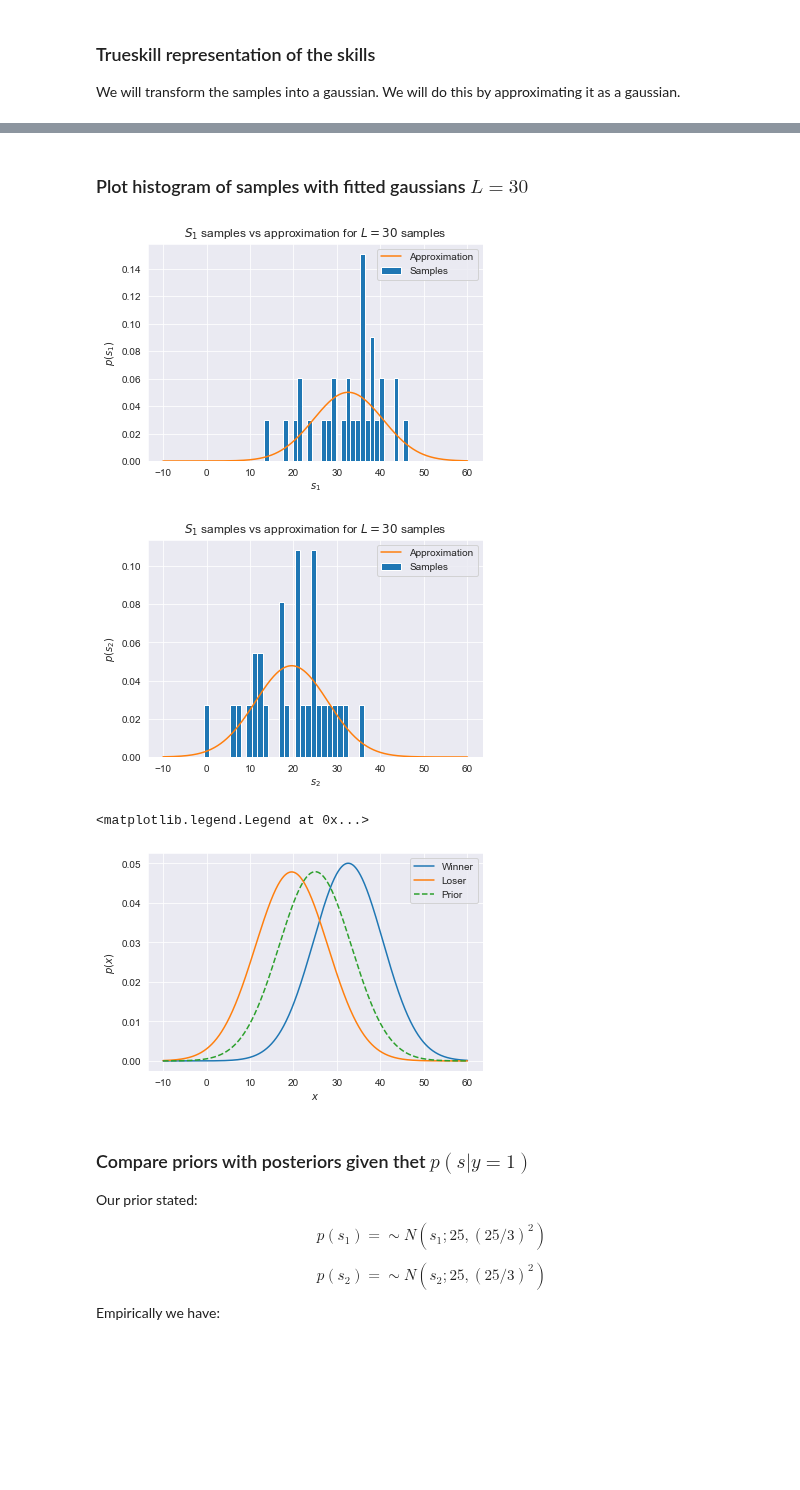
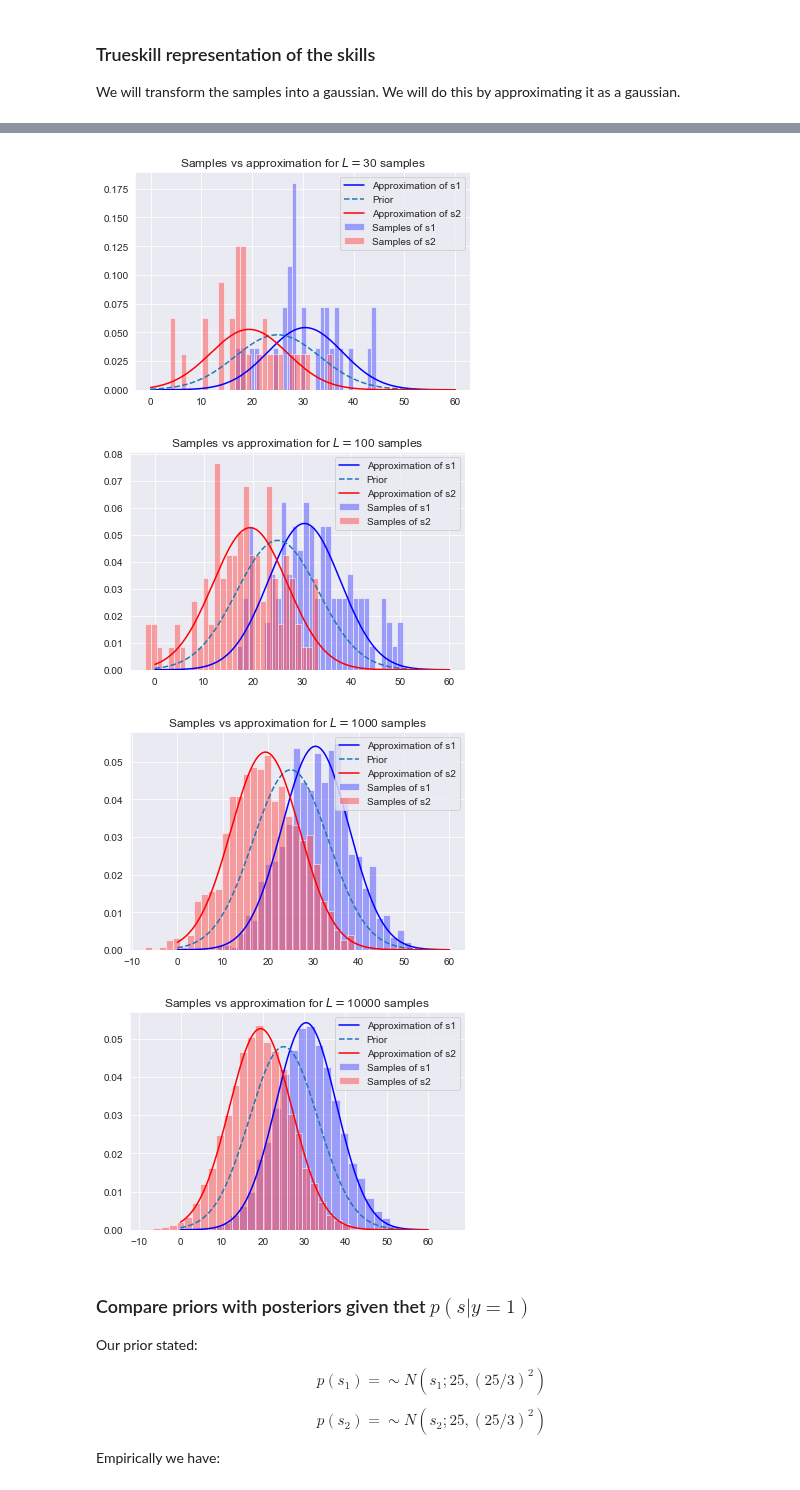
Before and after one commit to bcwein/1RT705APML-Project, a Jupyter notebook: runme.ipynb, the cells around one changed output, grey strips where cells are left out. Cells and saved outputs as stored; diff of their text form; code cells hidden in the pictures; blank space fills up the shorter version.

```diff
--- a/runme.ipynb
+++ b/runme.ipynb
@@ -308,2 +160,0 @@ plt.legend()
-# %% [markdown]
-### Plot histogram of samples with fitted gaussians $L=30$
@@ -320,40 +161,30 @@ s1, s2, t = gibbsSampler(L+burn, mu_s, sigma_s, burn)
-# %%
-s1gauss = gaussianApprox(s1)
-x  = np.linspace(-10,60, 1000)
-plt.hist(s1, bins=30, density=True, label='Samples')
-plt.plot(x, s1gauss.pdf(x), label='Approximation')
-plt.xlabel("$s_1$")
-plt.ylabel("$p(s_1)$")
-plt.legend()
-plt.title("$S_1$ samples vs approximation for $L =30$ samples")
-if(save):
-    plt.savefig("s1samplevsdist30.png")
-# %% [output]
-[figure, removed]
-# %%
-s2gauss = gaussianApprox(s2)
-x  = np.linspace(-10,60, 1000)
-plt.hist(s2, bins=30, density=True, label='Samples')
-plt.plot(x, s2gauss.pdf(x), label='Approximation')
-plt.xlabel("$s_2$")
-plt.ylabel("$p(s_2)$")
-plt.legend()
-plt.title("$S_1$ samples vs approximation for $L =30$ samples")
-if(save):
-    plt.savefig("s2samplevsdist30.png")
-# %% [output]
-[figure, removed]
-# %%
-x  = np.linspace(-10,60, 1000)
-plt.plot(x, s1gauss.pdf(x), label = 'Winner')
-plt.plot(x, s2gauss.pdf(x), label = 'Loser')
-plt.xlabel("$x$")
-plt.ylabel("$p(x)$")
-plt.plot(x, scipy.stats.norm.pdf(x, 25, 25/3), '--', label = 'Prior')
-plt.legend()
-# %% [output]
-<matplotlib.legend.Legend at 0x...>
-[figure, removed]
+# %%
+samplesize = [30, 100, 1000, 10000]
+burn = 50
+for L in samplesize:
+    # Priors
+    sigma_s = np.array([[(25/3)**2, 0], [0, (25/3)**2]])
+    mu_s = np.array([25, 25])
+
+    # Sample
+    s1, s2, t = gibbsSampler(L+burn, mu_s, sigma_s, burn)
+    x = np.linspace(0, 60, 1000)
+    plt.hist(s1, bins=30, alpha=0.5, density=True, label='Samples of s1', color=(0.3,0.3,1))
+    plt.hist(s2, bins=30, alpha=0.5, density=True, label='Samples of s2', color=(1,0.3,0.3))
+    plt.plot(x, s1gauss.pdf(x),'b', label='Approximation of s1')
+    plt.plot(x, scipy.stats.norm.pdf(x, 25, 25/3), '--', label = 'Prior')
+    plt.plot(x, s2gauss.pdf(x),'r', label='Approximation of s2')
+    plt.legend()
+    titlestring = "Samples vs approximation for $L =$" + str(L) + " samples"
+    filename = "samplevsdist" + str(L) + ".png"
+    plt.title(titlestring)
+    plt.savefig(filename)
+    plt.show()
+# %% [output]
+[figure, added]
+[figure, added]
+[figure, added]
+[figure, added]
 # %% [markdown]
 ### Compare priors with posteriors given thet $p(s|y=1)$
 
```
Also changed, not shown: parts of 25 cells of this notebook.
